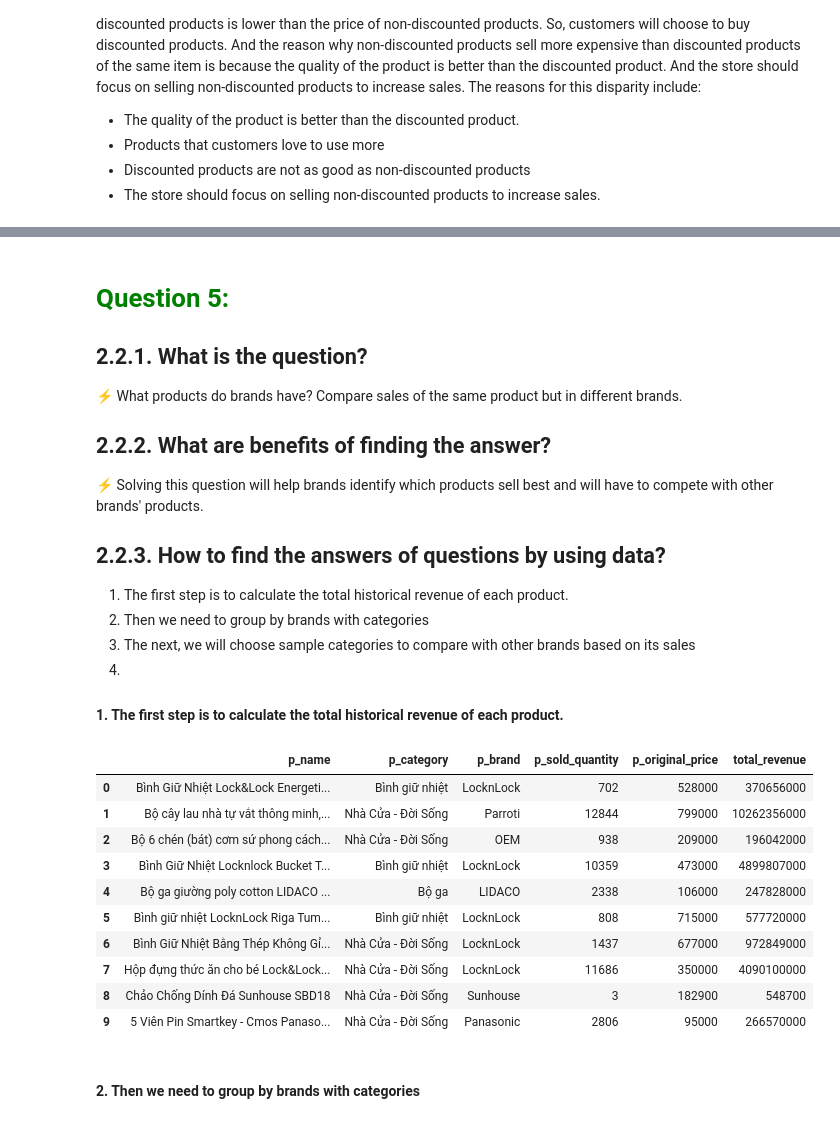
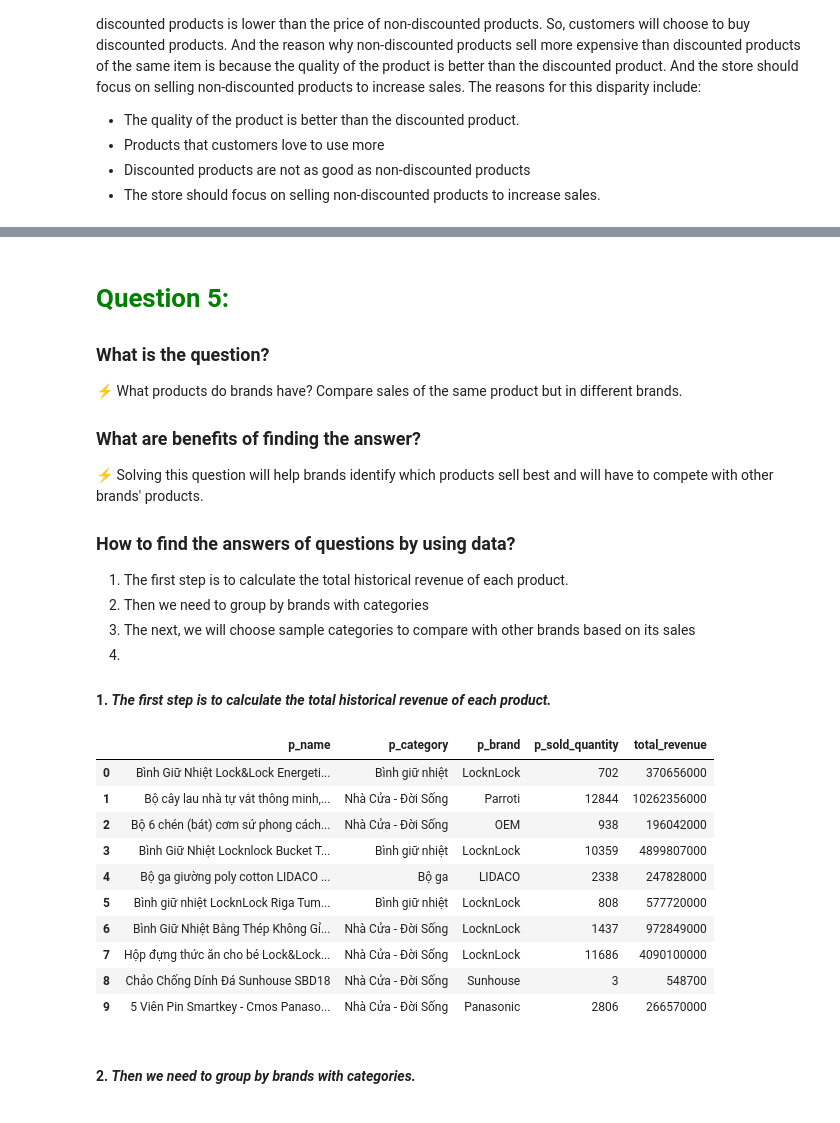
Before and after one commit to TienDat57/IntroductionToDataScience, a Jupyter notebook: src/visualization/index.ipynb, the cells around one changed output, grey strips where cells are left out. Drawn from its saved outputs; the diff is of its cells as text; code cells hidden in the pictures.

```diff
--- a/src/visualization/index.ipynb
+++ b/src/visualization/index.ipynb
@@ -378,34 +389,34 @@ plt.show()
 # %% [markdown]
 # <font color="green"><b>Question 5:</b></font>
-## 2.2.1. What is the question?
+### <strong>What is the question?</strong>
 &#9889; What products do brands have? Compare sales of the same product but in different brands.
-## 2.2.2. What are benefits of finding the answer?
+### <strong>What are benefits of finding the answer?</strong>
 &#9889; Solving this question will help brands identify which products sell best and will have to compete with other brands' products.
-## 2.2.3. How to find the answers of questions by using data?
+### <strong>How to find the answers of questions by using data?</strong>
 1. The first step is to calculate the total historical revenue of each product.
 2. Then we need to group by brands with categories
 3. The next, we will choose sample categories to compare with other brands based on its sales
 4.
-#### 1. The first step is to calculate the total historical revenue of each product.
+#### <strong>1. <i>The first step is to calculate the total historical revenue of each product.</i> </strong>
 # %%
 df_products2 = df_products.copy()
 df_products2['total_revenue'] = df_products2['p_sold_quantity'] * df_products2['p_original_price']
-df_products2 = df_products2.drop(['p_id', 'p_id_shop', 'p_shop_name', 'p_day_created', 'p_current_price', 'p_discount_rate'], axis=1)
+df_products2 = df_products2.drop(['p_id', 'p_id_shop', 'p_shop_name', 'p_day_created', 'p_original_price', 'p_current_price', 'p_discount_rate'], axis=1)
 df_products2.head(10)
 # %% [output]
-|  | p_name | p_category | p_brand | p_sold_quantity | p_original_price | total_revenue |
-| 0 | Bình Giữ Nhiệt Lock&Lock Energeti... | Bình giữ nhiệt | LocknLock | 702 | 528000 | 370656000 |
-| 1 | Bộ cây lau nhà tự vắt thông minh,... | Nhà Cửa - Đời Sống | Parroti | 12844 | 799000 | 10262356000 |
-| 2 | Bộ 6 chén (bát) cơm sứ phong cách... | Nhà Cửa - Đời Sống | OEM | 938 | 209000 | 196042000 |
-| 3 | Bình Giữ Nhiệt Locknlock Bucket T... | Bình giữ nhiệt | LocknLock | 10359 | 473000 | 4899807000 |
-| 4 | Bộ ga giường poly cotton LIDACO ... | Bộ ga | LIDACO | 2338 | 106000 | 247828000 |
-| 5 | Bình giữ nhiệt LocknLock Riga Tum... | Bình giữ nhiệt | LocknLock | 808 | 715000 | 577720000 |
-| 6 | Bình Giữ Nhiệt Bằng Thép Không Gỉ... | Nhà Cửa - Đời Sống | LocknLock | 1437 | 677000 | 972849000 |
-| 7 | Hộp đựng thức ăn cho bé Lock&Lock... | Nhà Cửa - Đời Sống | LocknLock | 11686 | 350000 | 4090100000 |
-| 8 | Chảo Chống Dính Đá Sunhouse SBD18 | Nhà Cửa - Đời Sống | Sunhouse | 3 | 182900 | 548700 |
-| 9 | 5 Viên Pin Smartkey - Cmos Panaso... | Nhà Cửa - Đời Sống | Panasonic | 2806 | 95000 | 266570000 |
+|  | p_name | p_category | p_brand | p_sold_quantity | total_revenue |
+| 0 | Bình Giữ Nhiệt Lock&Lock Energeti... | Bình giữ nhiệt | LocknLock | 702 | 370656000 |
+| 1 | Bộ cây lau nhà tự vắt thông minh,... | Nhà Cửa - Đời Sống | Parroti | 12844 | 10262356000 |
+| 2 | Bộ 6 chén (bát) cơm sứ phong cách... | Nhà Cửa - Đời Sống | OEM | 938 | 196042000 |
+| 3 | Bình Giữ Nhiệt Locknlock Bucket T... | Bình giữ nhiệt | LocknLock | 10359 | 4899807000 |
+| 4 | Bộ ga giường poly cotton LIDACO ... | Bộ ga | LIDACO | 2338 | 247828000 |
+| 5 | Bình giữ nhiệt LocknLock Riga Tum... | Bình giữ nhiệt | LocknLock | 808 | 577720000 |
+| 6 | Bình Giữ Nhiệt Bằng Thép Không Gỉ... | Nhà Cửa - Đời Sống | LocknLock | 1437 | 972849000 |
+| 7 | Hộp đựng thức ăn cho bé Lock&Lock... | Nhà Cửa - Đời Sống | LocknLock | 11686 | 4090100000 |
+| 8 | Chảo Chống Dính Đá Sunhouse SBD18 | Nhà Cửa - Đời Sống | Sunhouse | 3 | 548700 |
+| 9 | 5 Viên Pin Smartkey - Cmos Panaso... | Nhà Cửa - Đời Sống | Panasonic | 2806 | 266570000 |
 # %% [markdown]
-#### 2. Then we need to group by brands with categories
+#### <strong>2. <i>Then we need to group by brands with categories.</i> </strong>
 # %%
 # group each brand with category
 df_brand_cate = df_products2.groupby(['p_brand', 'p_category']).sum()
```
Also changed, not shown: parts of 55 cells of this notebook, 3 other files.
